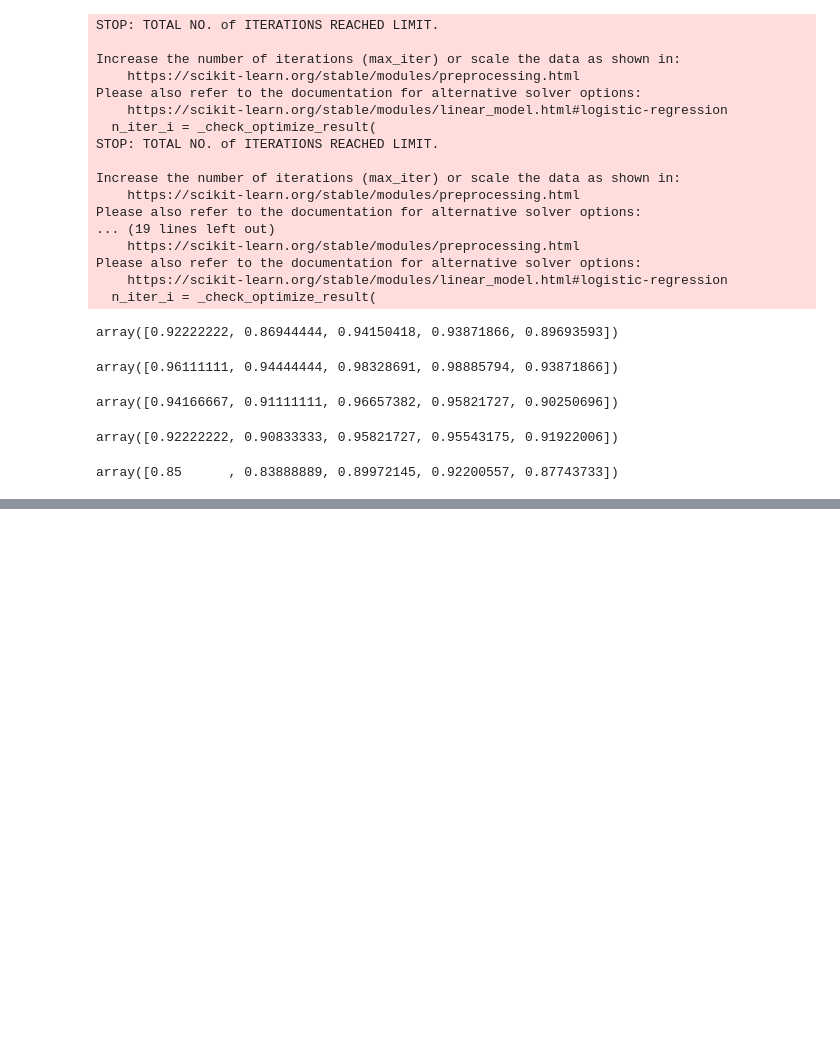
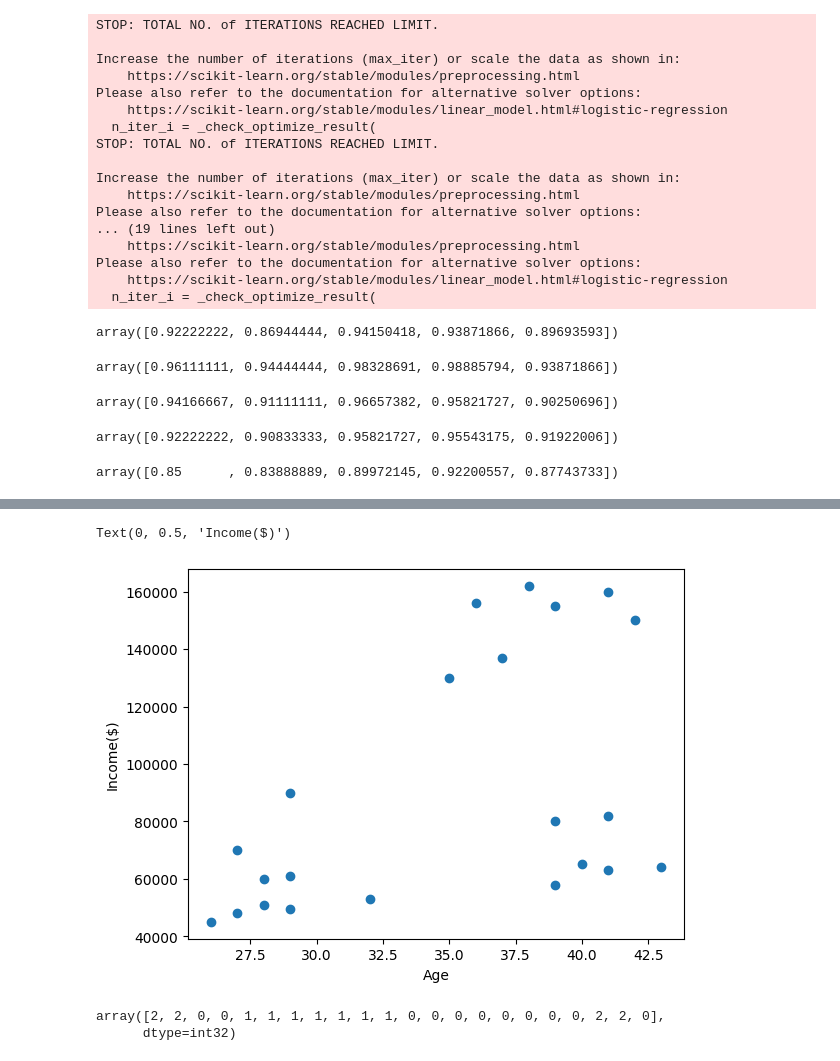
Before and after one commit to AmanKumar9122/NLP_Codes, a Jupyter notebook: Machine_Learning.ipynb, the cells around one changed output, grey strips where cells are left out. Drawn from its saved outputs; the diff is of its cells as text; code cells hidden in the pictures; blank space fills up the shorter version.

```diff
--- a/Machine_Learning.ipynb
+++ b/Machine_Learning.ipynb
@@ -1941,0 +1950,3 @@ array([0.92777778, 0.89444444, 0.95264624, 0.9637883 , 0.92200557])
+# %%
+df = pd.read_csv("income.csv")
+df.head()
@@ -1941,0 +1960,14 @@ array([0.92777778, 0.89444444, 0.95264624, 0.9637883 , 0.92200557])
+# %%
+plt.scatter(df.Age,df['Income($)'])
+plt.xlabel('Age')
+plt.ylabel('Income($)')
+# %% [output]
+Text(0, 0.5, 'Income($)')
+[figure, added]
+# %%
+km = KMeans(n_clusters=3)
+y_predicted = km.fit_predict(df[['Age','Income($)']])
+y_predicted
+# %% [output]
+array([2, 2, 0, 0, 1, 1, 1, 1, 1, 1, 1, 0, 0, 0, 0, 0, 0, 0, 0, 2, 2, 0],
+      dtype=int32)
```
Also changed, not shown: parts of 57 cells of this notebook.
